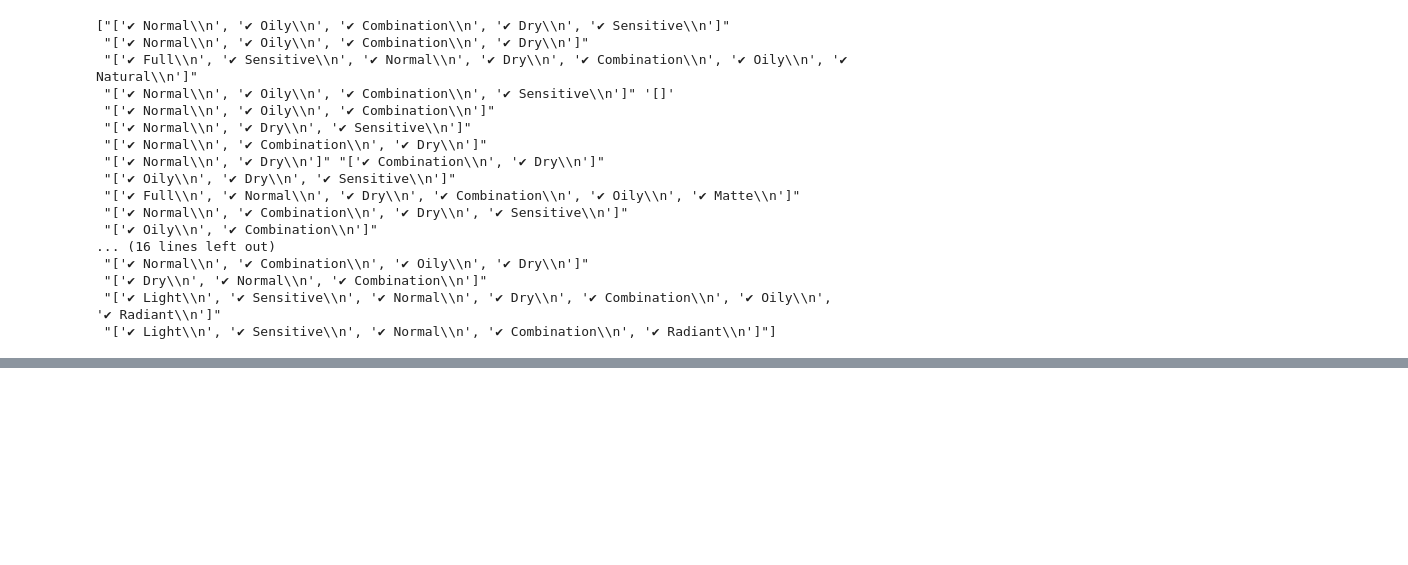
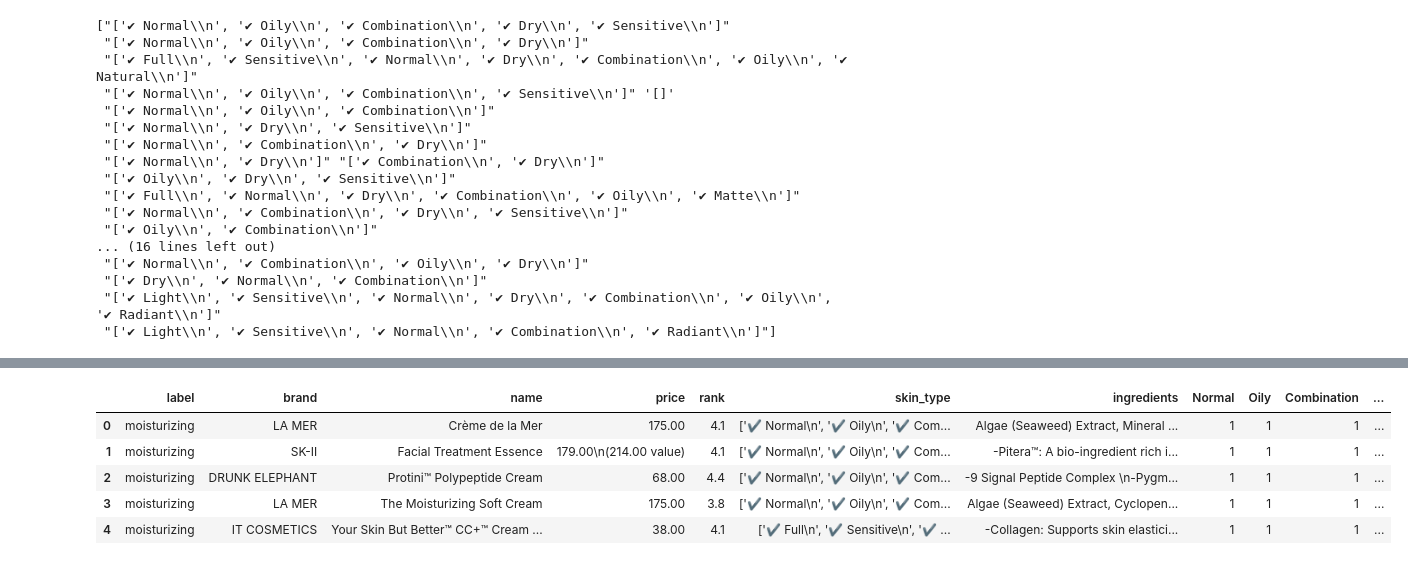
Before and after one commit to elitagao/info2950, a Jupyter notebook: INFO2950 Project.ipynb, the cells around one changed output, grey strips where cells are left out. Drawn from its saved outputs; the diff is of its cells as text; code cells hidden in the pictures; blank space fills up the shorter version.

Commit message:
Update INFO2950 Project.ipynb
took $ out of price and made it all retail price

```diff
--- a/INFO2950 Project.ipynb
+++ b/INFO2950 Project.ipynb
@@ -186,2 +186,13 @@ skin
 | 1629 | sunscreen | DERMAFLASH | DERMAPROTECT Daily Defense Broad ... | $45.00 | 0.0 | ['✔ Normal\n', '✔ Oily\n', '✔ Com... | Visit the DERMAFLASH boutique | 1 | 1 | 1 | ... |
 1630 rows × 17 columns
+# %%
+skin['price'] = skin['price'].str.replace('$','')
+# %%
+skin.head()
+# %% [output]
+|  | label | brand | name | price | rank | skin_type | ingredients | Normal | Oily | Combination | ... |
+| 0 | moisturizing | LA MER | Crème de la Mer | 175.00 | 4.1 | ['✔ Normal\n', '✔ Oily\n', '✔ Com... | Algae (Seaweed) Extract, Mineral ... | 1 | 1 | 1 | ... |
+| 1 | moisturizing | SK-II | Facial Treatment Essence | 179.00\n(214.00 value) | 4.1 | ['✔ Normal\n', '✔ Oily\n', '✔ Com... | -Pitera™: A bio-ingredient rich i... | 1 | 1 | 1 | ... |
+| 2 | moisturizing | DRUNK ELEPHANT | Protini™ Polypeptide Cream | 68.00 | 4.4 | ['✔ Normal\n', '✔ Oily\n', '✔ Com... | -9 Signal Peptide Complex \n-Pygm... | 1 | 1 | 1 | ... |
+| 3 | moisturizing | LA MER | The Moisturizing Soft Cream | 175.00 | 3.8 | ['✔ Normal\n', '✔ Oily\n', '✔ Com... | Algae (Seaweed) Extract, Cyclopen... | 1 | 1 | 1 | ... |
+| 4 | moisturizing | IT COSMETICS | Your Skin But Better™ CC+™ Cream ... | 38.00 | 4.1 | ['✔ Full\n', '✔ Sensitive\n', '✔ ... | -Collagen: Supports skin elastici... | 1 | 1 | 1 | ... |
```
Also changed, not shown: parts of 12 cells of this notebook.
